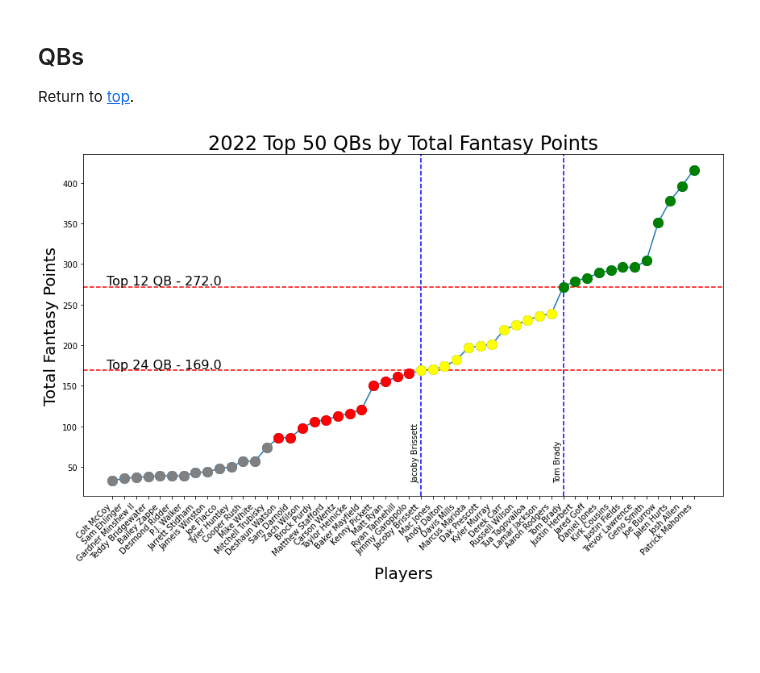
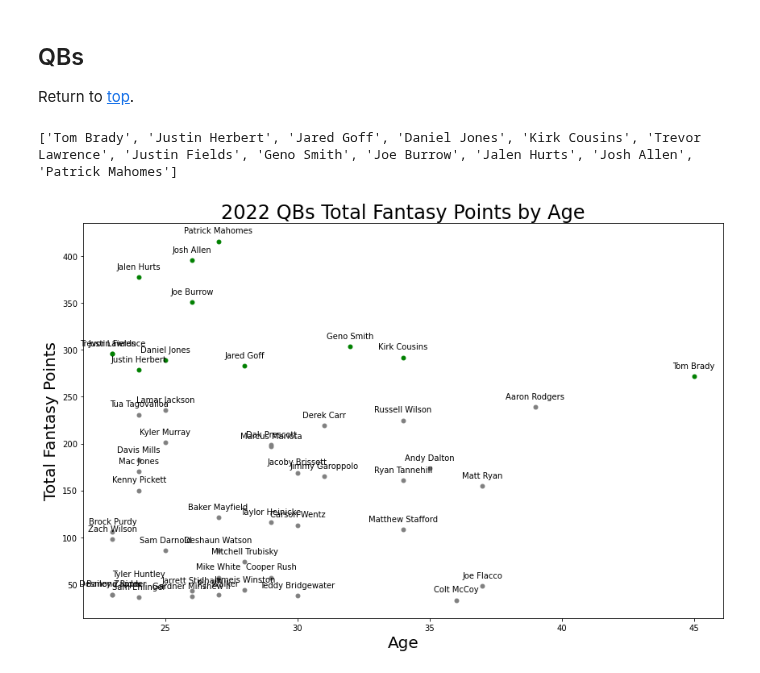
Before and after one commit to Alex-Bishka/Fantasy, a Jupyter notebook: Analysis/test.ipynb, the cells around one changed output. Drawn from its saved outputs; the diff is of its cells as text; code cells hidden in the pictures; blank space fills up the shorter version.

Commit message:
updating graphin ability

```diff
--- a/Analysis/test.ipynb
+++ b/Analysis/test.ipynb
@@ -32,6 +32,14 @@ Return to [top](#Table-of-Contents).
 qbs = seasons_dict["2022"]["QB"][:50]
 qbs.reverse()
 # %%
-graph_stat(position_group=qbs, stat_to_show="Total Fantasy Points", break_one=12, break_two=24, show_tier_1=True, show_tier_2=True, show_tier_3=True)
+# graph_stat_by_name(position_group=qbs, stat_to_show="Total Fantasy Points", horizontal_name_pos=6.5, vertical_name_pos=-4,
+#                    break_one=12, break_two=24, show_tier_1=True,
+#                    show_tier_2=True, show_tier_3=True, top_n = 24
+#           )
-# %% [output]
-[figure, removed]
+# %%
+graph_stat_by_stat(position_group=qbs, primary_stat="Total Fantasy Points",
+                   secondary_stat="Age", show_tier_1=True
+                )
+# %% [output]
+['Tom Brady', 'Justin Herbert', 'Jared Goff', 'Daniel Jones', 'Kirk Cousins', 'Trevor Lawrence', 'Justin Fields', 'Geno Smith', 'Joe Burrow', 'Jalen Hurts', 'Josh Allen', 'Patrick Mahomes']
+[figure, added]
```
Also changed, not shown: parts of 1 cell of this notebook, 5 other files.
